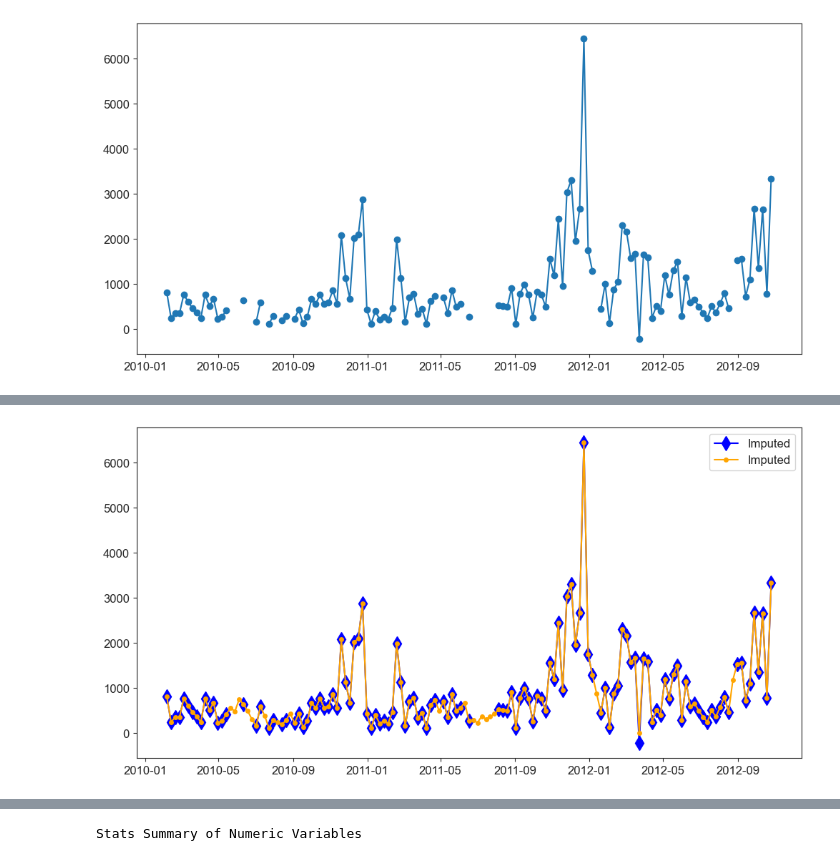
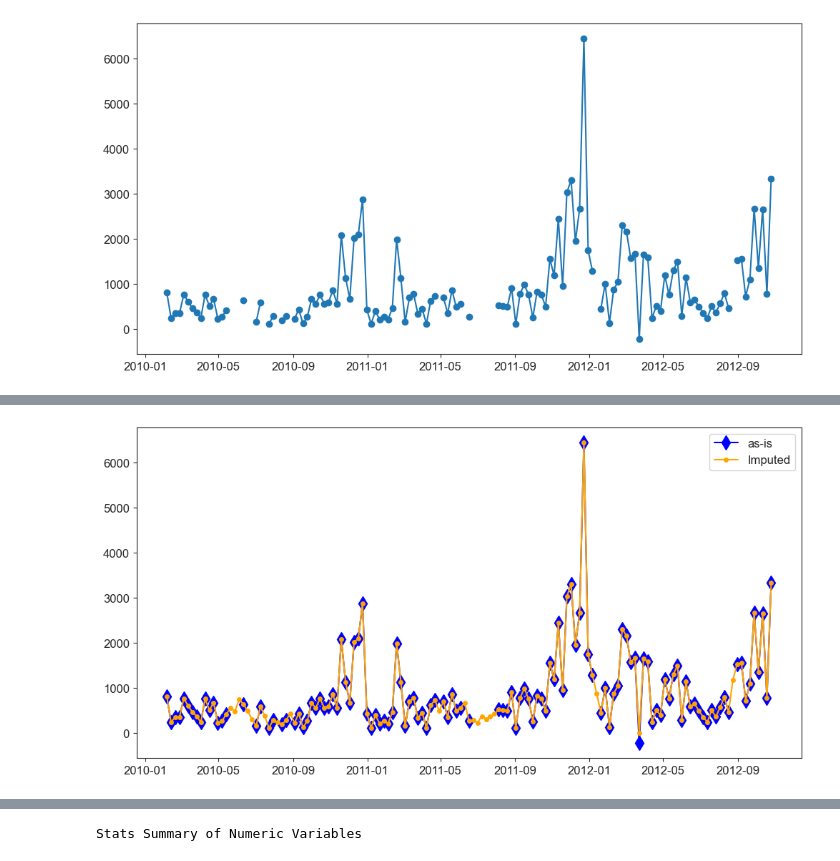
Before and after one commit to Dr-Spicy/WalmartForecast, a Jupyter notebook: Notebook.ipynb, the cells around one changed output, grey strips where cells are left out. Cells and saved outputs as stored; diff of their text form; code cells hidden in the pictures.

```diff
--- a/Notebook.ipynb
+++ b/Notebook.ipynb
@@ -637,11 +642,11 @@ sdw.loc[(sdw.Store==40)&(sdw.Dept==78)&(sdw['Weekly_Sales'].notna()), ['Date','W
 # %%
-sdw.loc[(sdw.Store==1)&(sdw.Dept==48), ['Date','Weekly_Sales']].isna().sum()
+temp = df.loc[(df.Store==1)&(df.New_Dept==48), ['Date','Weekly_Sales']]
+temp.isna().sum()
 # %% [output]
 Date             0
 Weekly_Sales    18
 dtype: int64
 # %%
-temp = sdw.loc[(sdw.Store==1)&(sdw.Dept==48), ['Date','Weekly_Sales']]
 temp_copy = temp.copy()
 #sns.lineplot(x='Date', y='Weekly_Sales', data=temp, marker='o')
 plt.plot(temp['Date'], temp['Weekly_Sales'], marker='o')
@@ -673,25 +656,25 @@ Name: Date, dtype: datetime64[ns]
 # %%
 # fill missing values in the time series
 imputed_indices = temp[temp['Weekly_Sales'].isna()].index
 # apply STL decomposition to the time series
 stl = STL(temp['Weekly_Sales'].interpolate(method='linear'), period=52)
 res = stl.fit()
 # extract the seasonal and trend components
 seasonal, trend = res.seasonal, res.trend
 # create the de-seasonalized and de-trended time series
 residual = temp['Weekly_Sales'] - trend - seasonal
 # interpolate the missing values in the residual series
 residual_imp = residual.interpolate(method='linear')
 # add the seasonal and trend components back to the imputed residual series
 temp_imp = residual_imp + trend + seasonal
 # make sure the imputed time series is non-negative
 temp_imp[temp_imp < 0] = 0
 # update the original time series with the imputed values
 temp.loc[imputed_indices, 'Weekly_Sales'] = temp_imp[imputed_indices]
 # plot the original and imputed time series
-plt.plot(temp['Date'], temp_copy['Weekly_Sales'], marker='d', label='Imputed', color='blue', markersize=10)
+plt.plot(temp['Date'], temp_copy['Weekly_Sales'], marker='d', label='as-is', color='blue', markersize=10)
 plt.plot(temp['Date'], temp_imp, marker='o', label='Imputed', color='orange', markersize=4)
 plt.legend()
 plt.show()
 # %% [output]
-[figure, old version]
+[figure, new version]
```
Also changed, not shown: parts of 12 cells of this notebook.
